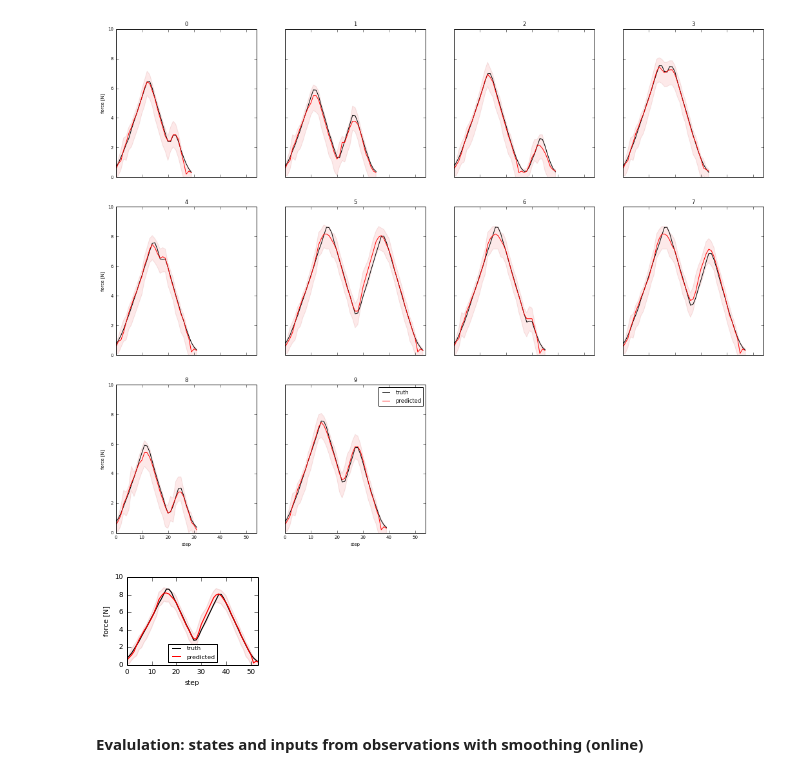
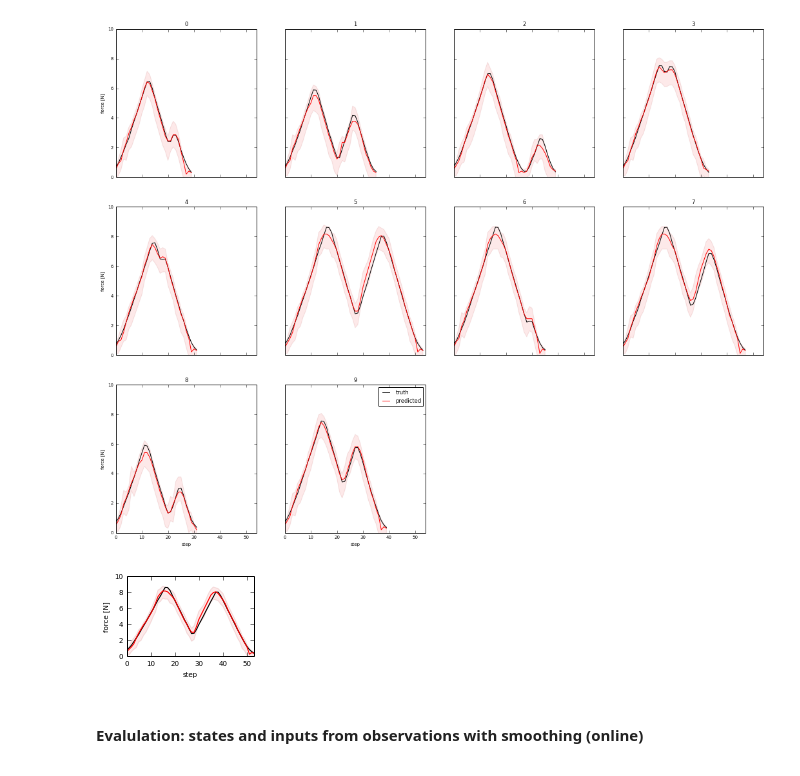
Before and after one commit to surban/ml, a Jupyter notebook: notebooks/Skin-ControlObservationChain-Factorgraph-Paper-Final-Hysteresis.ipynb, the cells around one changed output. Drawn from its saved outputs; the diff is of its cells as text; code cells hidden in the pictures.

```diff
--- a/notebooks/Skin-ControlObservationChain-Factorgraph-Paper-Final-Hysteresis.ipynb
+++ b/notebooks/Skin-ControlObservationChain-Factorgraph-Paper-Final-Hysteresis.ipynb
@@ -435,0 +486,22 @@ R2:    0.976279622735
+# %%
+#ws_hys_tst = ws_random_bidir
+prt = 'tst'
+
+force = ws_hys_tst.force[prt]
+observations = select_features(ws_hys_tst, ws_hys_tst.skin[prt])
+valid = ws_hys_tst.valid[prt]
+
+p_states, p_discrete_force = iterate_over_samples(sc.fg_most_probable_states_and_inputs_given_observations_simulate_online,
+                                                  valid, observations, gaussian_approx=True)
+p_force = ws_hys_tst.from_discrete_force(p_discrete_force)
+p_internal_force = ws_hys_tst.from_discrete_force(p_states)
+
+print "RMSE: ", sqrt(multistep_error(p_force, force, valid, mean_err=True))
+print "R2:   ", multistep_r2(p_force, force, valid)
+
+n_plot_smpls = 42
+figsize(18,14)
+ml.apps.skin.timeseries.max_force = 10
+plot_mc(valid, force, color='k', label='truth',
+        ylabel="force [N]", ymax=10)
+plot_mc(valid, p_force, color='r', label='predicted')
@@ -483,34 +559,37 @@ observations = select_features(ws_hys_tst, ws_hys_tst.skin['tst'])[..., psmpl:ps
 valid = ws_hys_tst.valid['tst'][:, psmpl:psmpl+1]
 
 p_states, p_discrete_force, p_log_p, \
     p_discrete_force_marginal_mean, p_discrete_force_marginal_variance, \
     p_discrete_force_conditional_mean, p_discrete_force_conditional_variance, \
     p_discrete_force_conf_lower, p_discrete_force_conf_upper = \
         iterate_over_samples(sc.fg_most_probable_states_and_inputs_given_observations,
                              valid, observations, loopy_iters=4, smooth_input=15, prepass_non_loopy=True,
                              with_marginals_and_conditionals=True, confidence_mass=0.6827)
 p_force = ws_hys_tst.from_discrete_force(p_discrete_force)
 p_force_conf_lower = p_discrete_force_conf_lower * ws_hys_tst.force_step
 p_force_conf_upper = p_discrete_force_conf_upper * ws_hys_tst.force_step
 p_force_marginal_mean = ws_hys_tst.from_discrete_force(p_discrete_force_marginal_mean)
 p_force_conditional_mean = ws_hys_tst.from_discrete_force(p_discrete_force_conditional_mean)
 p_force_conditional_std = np.sqrt(p_discrete_force_conditional_variance) * ws_hys_tst.force_step
 p_internal_force = ws_hys_tst.from_discrete_force(p_states)
 
 plot_mc(valid, force, color='k', label='truth', ylabel="force [N]", ymax=10)
 plot_mc(valid, p_force,
         conf_lower=p_force_conf_lower, conf_upper=p_force_conf_upper,
         color='r', label='predicted')
 
 plt.title("")
 plt.xlim(0, 53)
 plt.xticks([0, 10, 20, 30, 40, 50])
 #plt.legend(["truth", "prediction"])
 plt.legend(loc='lower center', prop={'size':6})
+plt.gca().legend().set_visible(False)
 
+plt.gcf().subplots_adjust(bottom=0.2)
+plt.gcf().subplots_adjust(left=0.15)
 plt.savefig(r"Z:\Documents\Manuscripts\2014-Skin\force_pred.pdf")
 # %% [output]
-[figure, old version]
+[figure, new version]
 # %% [markdown]
 #### Evalulation: states and inputs from observations with smoothing (online)
 # %%
```
Also changed, not shown: parts of 8 cells of this notebook, 4 other files.
